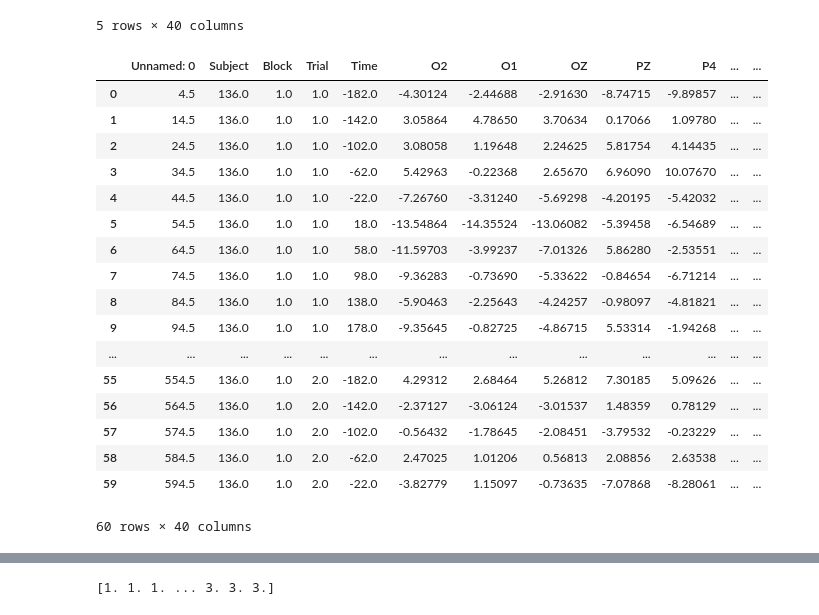
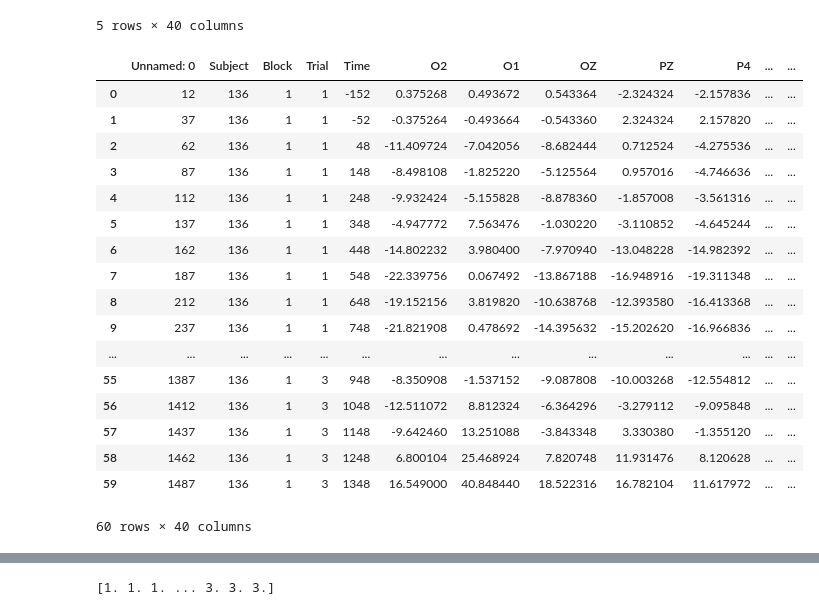
Before and after one commit to jatchison13/neuro-data-analysis-course, a Jupyter notebook: VDR_Decoding_v2.ipynb, the cells around one changed output, grey strips where cells are left out. Drawn from its saved outputs; the diff is of its cells as text; code cells hidden in the pictures.

```diff
--- a/VDR_Decoding_v2.ipynb
+++ b/VDR_Decoding_v2.ipynb
@@ -57,26 +57,26 @@ df.head()
 df_one_hot_encoded = pd.get_dummies(df)
 df = df_one_hot_encoded
 # %%
-df_1 = df.groupby(np.arange(len(df))//10).mean()
+df_1 = df.groupby(np.arange(len(df))//25).mean()
 df_1.head(60)
 # %% [output]
 |  | Unnamed: 0 | Subject | Block | Trial | Time | O2 | O1 | OZ | PZ | P4 | ... | ... |
-| 0 | 4.5 | 136.0 | 1.0 | 1.0 | -182.0 | -4.30124 | -2.44688 | -2.91630 | -8.74715 | -9.89857 | ... | ... |
-| 1 | 14.5 | 136.0 | 1.0 | 1.0 | -142.0 | 3.05864 | 4.78650 | 3.70634 | 0.17066 | 1.09780 | ... | ... |
-| 2 | 24.5 | 136.0 | 1.0 | 1.0 | -102.0 | 3.08058 | 1.19648 | 2.24625 | 5.81754 | 4.14435 | ... | ... |
-| 3 | 34.5 | 136.0 | 1.0 | 1.0 | -62.0 | 5.42963 | -0.22368 | 2.65670 | 6.96090 | 10.07670 | ... | ... |
-| 4 | 44.5 | 136.0 | 1.0 | 1.0 | -22.0 | -7.26760 | -3.31240 | -5.69298 | -4.20195 | -5.42032 | ... | ... |
-| 5 | 54.5 | 136.0 | 1.0 | 1.0 | 18.0 | -13.54864 | -14.35524 | -13.06082 | -5.39458 | -6.54689 | ... | ... |
-| 6 | 64.5 | 136.0 | 1.0 | 1.0 | 58.0 | -11.59703 | -3.99237 | -7.01326 | 5.86280 | -2.53551 | ... | ... |
-| 7 | 74.5 | 136.0 | 1.0 | 1.0 | 98.0 | -9.36283 | -0.73690 | -5.33622 | -0.84654 | -6.71214 | ... | ... |
-| 8 | 84.5 | 136.0 | 1.0 | 1.0 | 138.0 | -5.90463 | -2.25643 | -4.24257 | -0.98097 | -4.81821 | ... | ... |
-| 9 | 94.5 | 136.0 | 1.0 | 1.0 | 178.0 | -9.35645 | -0.82725 | -4.86715 | 5.53314 | -1.94268 | ... | ... |
+| 0 | 12 | 136 | 1 | 1 | -152 | 0.375268 | 0.493672 | 0.543364 | -2.324324 | -2.157836 | ... | ... |
+| 1 | 37 | 136 | 1 | 1 | -52 | -0.375264 | -0.493664 | -0.543360 | 2.324324 | 2.157820 | ... | ... |
+| 2 | 62 | 136 | 1 | 1 | 48 | -11.409724 | -7.042056 | -8.682444 | 0.712524 | -4.275536 | ... | ... |
+| 3 | 87 | 136 | 1 | 1 | 148 | -8.498108 | -1.825220 | -5.125564 | 0.957016 | -4.746636 | ... | ... |
+| 4 | 112 | 136 | 1 | 1 | 248 | -9.932424 | -5.155828 | -8.878360 | -1.857008 | -3.561316 | ... | ... |
+| 5 | 137 | 136 | 1 | 1 | 348 | -4.947772 | 7.563476 | -1.030220 | -3.110852 | -4.645244 | ... | ... |
+| 6 | 162 | 136 | 1 | 1 | 448 | -14.802232 | 3.980400 | -7.970940 | -13.048228 | -14.982392 | ... | ... |
+| 7 | 187 | 136 | 1 | 1 | 548 | -22.339756 | 0.067492 | -13.867188 | -16.948916 | -19.311348 | ... | ... |
+| 8 | 212 | 136 | 1 | 1 | 648 | -19.152156 | 3.819820 | -10.638768 | -12.393580 | -16.413368 | ... | ... |
+| 9 | 237 | 136 | 1 | 1 | 748 | -21.821908 | 0.478692 | -14.395632 | -15.202620 | -16.966836 | ... | ... |
 | ... | ... | ... | ... | ... | ... | ... | ... | ... | ... | ... | ... | ... |
-| 55 | 554.5 | 136.0 | 1.0 | 2.0 | -182.0 | 4.29312 | 2.68464 | 5.26812 | 7.30185 | 5.09626 | ... | ... |
-| 56 | 564.5 | 136.0 | 1.0 | 2.0 | -142.0 | -2.37127 | -3.06124 | -3.01537 | 1.48359 | 0.78129 | ... | ... |
-| 57 | 574.5 | 136.0 | 1.0 | 2.0 | -102.0 | -0.56432 | -1.78645 | -2.08451 | -3.79532 | -0.23229 | ... | ... |
-| 58 | 584.5 | 136.0 | 1.0 | 2.0 | -62.0 | 2.47025 | 1.01206 | 0.56813 | 2.08856 | 2.63538 | ... | ... |
-| 59 | 594.5 | 136.0 | 1.0 | 2.0 | -22.0 | -3.82779 | 1.15097 | -0.73635 | -7.07868 | -8.28061 | ... | ... |
+| 55 | 1387 | 136 | 1 | 3 | 948 | -8.350908 | -1.537152 | -9.087808 | -10.003268 | -12.554812 | ... | ... |
+| 56 | 1412 | 136 | 1 | 3 | 1048 | -12.511072 | 8.812324 | -6.364296 | -3.279112 | -9.095848 | ... | ... |
+| 57 | 1437 | 136 | 1 | 3 | 1148 | -9.642460 | 13.251088 | -3.843348 | 3.330380 | -1.355120 | ... | ... |
+| 58 | 1462 | 136 | 1 | 3 | 1248 | 6.800104 | 25.468924 | 7.820748 | 11.931476 | 8.120628 | ... | ... |
+| 59 | 1487 | 136 | 1 | 3 | 1348 | 16.549000 | 40.848440 | 18.522316 | 16.782104 | 11.617972 | ... | ... |
 60 rows × 40 columns
 # %%
 import random
```
Also changed, not shown: parts of 7 cells of this notebook.
